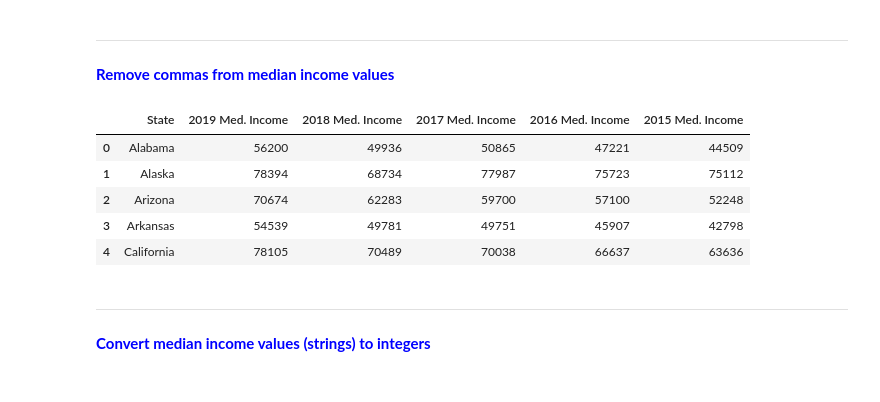
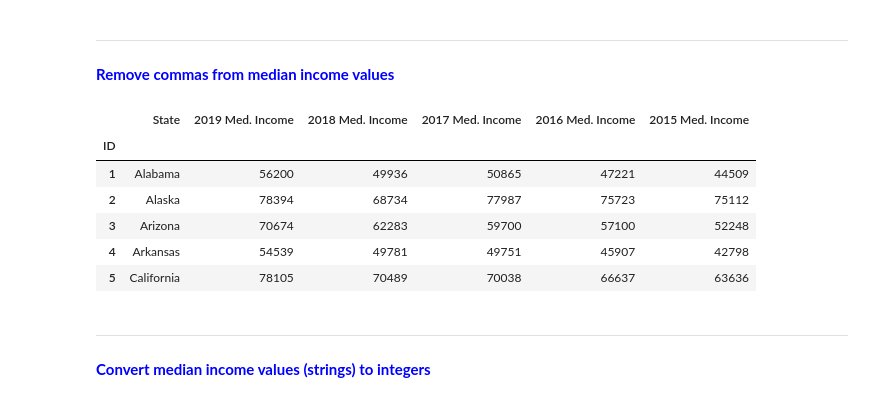
Before and after one commit to vandrade88/ETL-project, a Jupyter notebook: ETL Project.ipynb, the cells around one changed output. Drawn from its saved outputs; the diff is of its cells as text; code cells hidden in the pictures.

```diff
--- a/ETL Project.ipynb
+++ b/ETL Project.ipynb
@@ -312,8 +250,8 @@ median_income_df.head()
 # %%
-median_income_df = median_income_df.rename(columns = {"2019": "2019 Med. Income", "2018": "2018 Med. Income",\
+median_income = median_income.rename(columns = {"2019": "2019 Med. Income", "2018": "2018 Med. Income",\
                                                       "2017 (40)": "2017 Med. Income", "2016": "2016 Med. Income",\
                                                       "2015": "2015 Med. Income"})
-median_income_df.head()
+median_income.head()
 # %% [output]
 |  | State | 2019 Med. Income | 2018 Med. Income | 2017 Med. Income | 2016 Med. Income | 2015 Med. Income |
 | 0 | NaN | Median income | Median income | Median income | Median income | Median income |
@@ -325,8 +263,8 @@ median_income_df.head()
 ***
 <font color = blue>__Remove first 2 rows__</font>
 # %%
-median_income_df = median_income_df.drop([0, 1])
-median_income_df.head()
+median_income = median_income.drop([0, 1])
+median_income.head()
 # %% [output]
 |  | State | 2019 Med. Income | 2018 Med. Income | 2017 Med. Income | 2016 Med. Income | 2015 Med. Income |
 | 2 | Alabama | 56,200 | 49,936 | 50,865 | 47,221 | 44,509 |
@@ -340,6 +278,6 @@ median_income_df.head()
 # %%
-median_income_df = median_income_df.reset_index(drop=True)
-median_income_df
+median_income = median_income.reset_index(drop=True)
+median_income.head()
 # %% [output]
 |  | State | 2019 Med. Income | 2018 Med. Income | 2017 Med. Income | 2016 Med. Income | 2015 Med. Income |
 | 0 | Alabama | 56,200 | 49,936 | 50,865 | 47,221 | 44,509 |
@@ -360,0 +291,3 @@ median_income_df
+# %%
+median_income.index += 1; median_income.index.name='ID'
+median_income.head()
@@ -375,15 +316,16 @@ dtype: object
 ***
 <font color = blue>__Remove commas from median income values__</font>
 # %%
-median_income_df = median_income_df.replace(',','', regex= True)
-median_income_df.head()
+median_income = median_income.replace(',','', regex= True)
+median_income.head()
 # %% [output]
 |  | State | 2019 Med. Income | 2018 Med. Income | 2017 Med. Income | 2016 Med. Income | 2015 Med. Income |
-| 0 | Alabama | 56200 | 49936 | 50865 | 47221 | 44509 |
-| 1 | Alaska | 78394 | 68734 | 77987 | 75723 | 75112 |
-| 2 | Arizona | 70674 | 62283 | 59700 | 57100 | 52248 |
-| 3 | Arkansas | 54539 | 49781 | 49751 | 45907 | 42798 |
-| 4 | California | 78105 | 70489 | 70038 | 66637 | 63636 |
+| ID |  |  |  |  |  |  |
+| 1 | Alabama | 56200 | 49936 | 50865 | 47221 | 44509 |
+| 2 | Alaska | 78394 | 68734 | 77987 | 75723 | 75112 |
+| 3 | Arizona | 70674 | 62283 | 59700 | 57100 | 52248 |
+| 4 | Arkansas | 54539 | 49781 | 49751 | 45907 | 42798 |
+| 5 | California | 78105 | 70489 | 70038 | 66637 | 63636 |
 # %% [markdown]
 ***
 <font color = blue>__Convert median income values (strings) to integers__</font>
```
Also changed, not shown: parts of 82 cells of this notebook.
